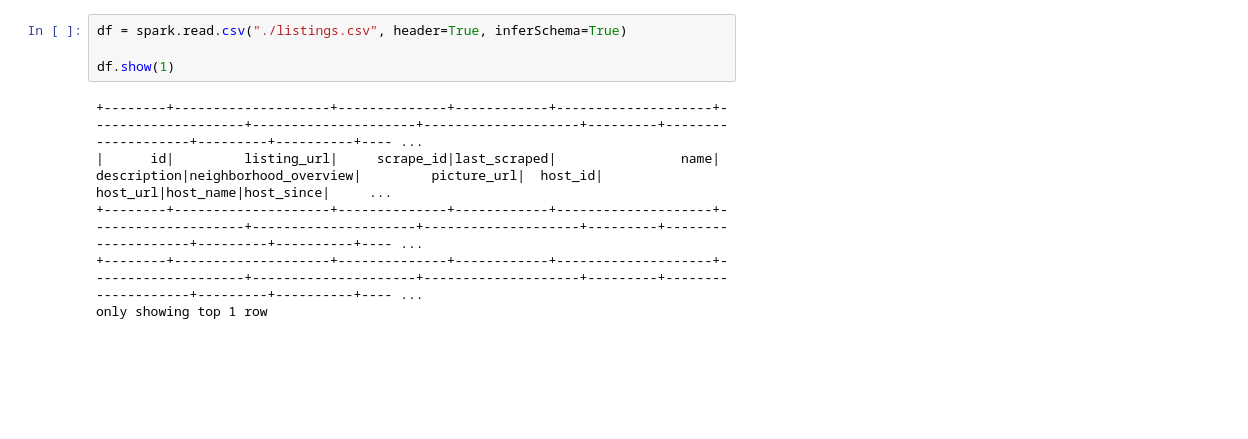
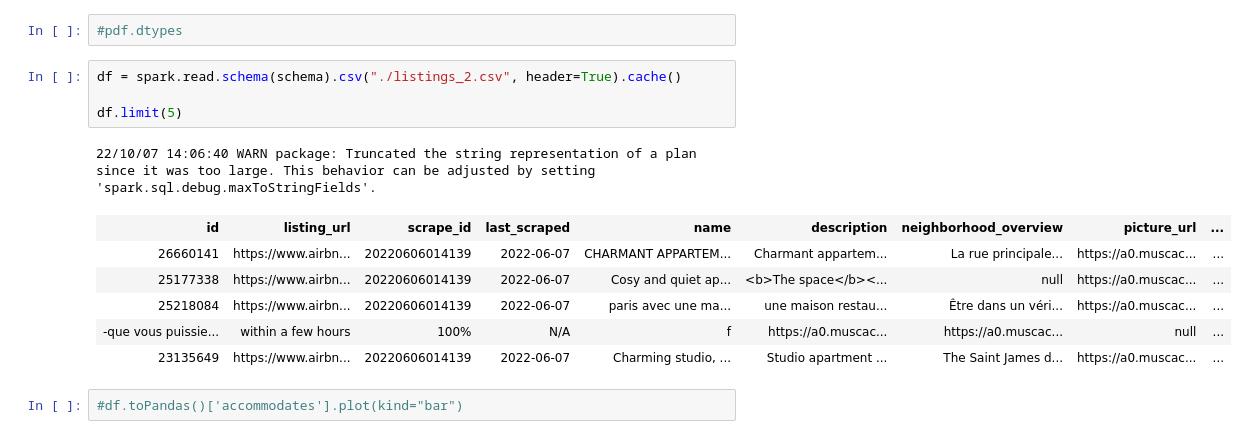
Before and after one commit to timberzzman/XMAS-DEV-MDMFS-machine_learning, a Jupyter notebook: main.ipynb, the cells around one changed output. Drawn from its saved outputs; the diff is of its cells as text; blank space fills up the shorter version.

```diff
--- a/main.ipynb
+++ b/main.ipynb
@@ -11,10 +40,16 @@ only showing top 1 row
+# %%
+#pdf.dtypes
 # %%
-df = spark.read.csv("./listings.csv", header=True, inferSchema=True)
+df = spark.read.schema(schema).csv("./listings_2.csv", header=True).cache()
 
-df.show(1)
+df.limit(5)
 # %% [output]
-+--------+--------------------+--------------+------------+--------------------+--------------------+---------------------+--------------------+---------+--------------------+---------+----------+---- ...
-|      id|         listing_url|     scrape_id|last_scraped|                name|         description|neighborhood_overview|         picture_url|  host_id|            host_url|host_name|host_since|     ...
-+--------+--------------------+--------------+------------+--------------------+--------------------+---------------------+--------------------+---------+--------------------+---------+----------+---- ...
-+--------+--------------------+--------------+------------+--------------------+--------------------+---------------------+--------------------+---------+--------------------+---------+----------+---- ...
-only showing top 1 row
+22/10/07 14:06:40 WARN package: Truncated the string representation of a plan since it was too large. This behavior can be adjusted by setting 'spark.sql.debug.maxToStringFields'.
+| id | listing_url | scrape_id | last_scraped | name | description | neighborhood_overview | picture_url | ... |
+| 26660141 | https://www.airbn... | 20220606014139 | 2022-06-07 | CHARMANT APPARTEM... | Charmant appartem... | La rue principale... | https://a0.muscac... | ... |
+| 25177338 | https://www.airbn... | 20220606014139 | 2022-06-07 | Cosy and quiet ap... | <b>The space</b><... | null | https://a0.muscac... | ... |
+| 25218084 | https://www.airbn... | 20220606014139 | 2022-06-07 | paris avec une ma... | une maison restau... | Être dans un véri... | https://a0.muscac... | ... |
+| -que vous puissie... | within a few hours | 100% | N/A | f | https://a0.muscac... | https://a0.muscac... | null | ... |
+| 23135649 | https://www.airbn... | 20220606014139 | 2022-06-07 | Charming studio, ... | Studio apartment ... | The Saint James d... | https://a0.muscac... | ... |
+# %%
+#df.toPandas()['accommodates'].plot(kind="bar")
```
Also changed, not shown: parts of 30 cells of this notebook.
